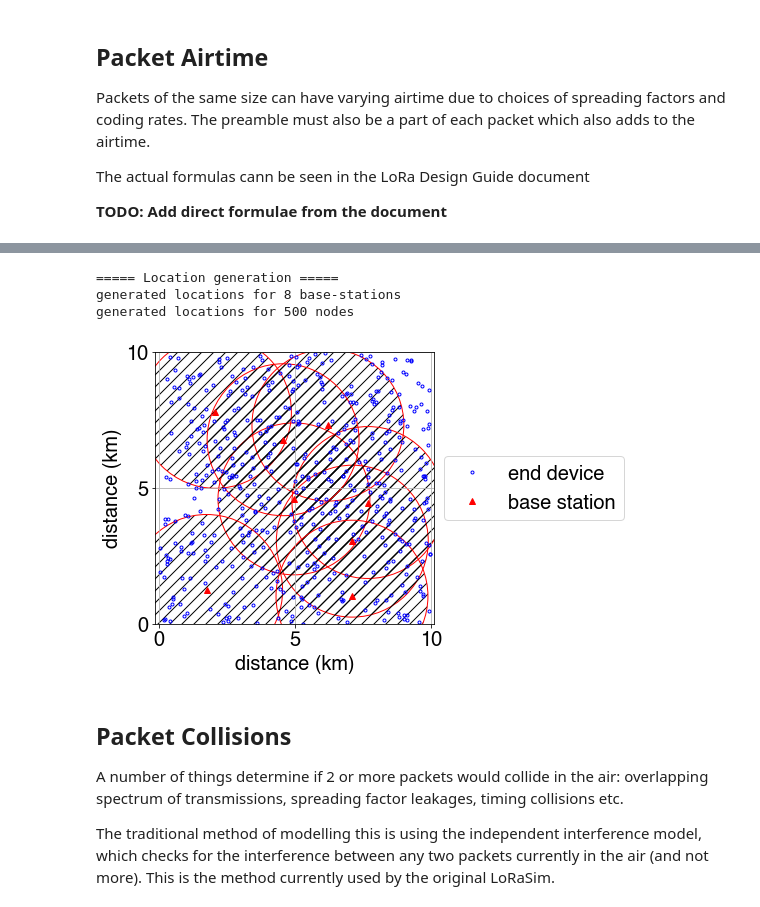
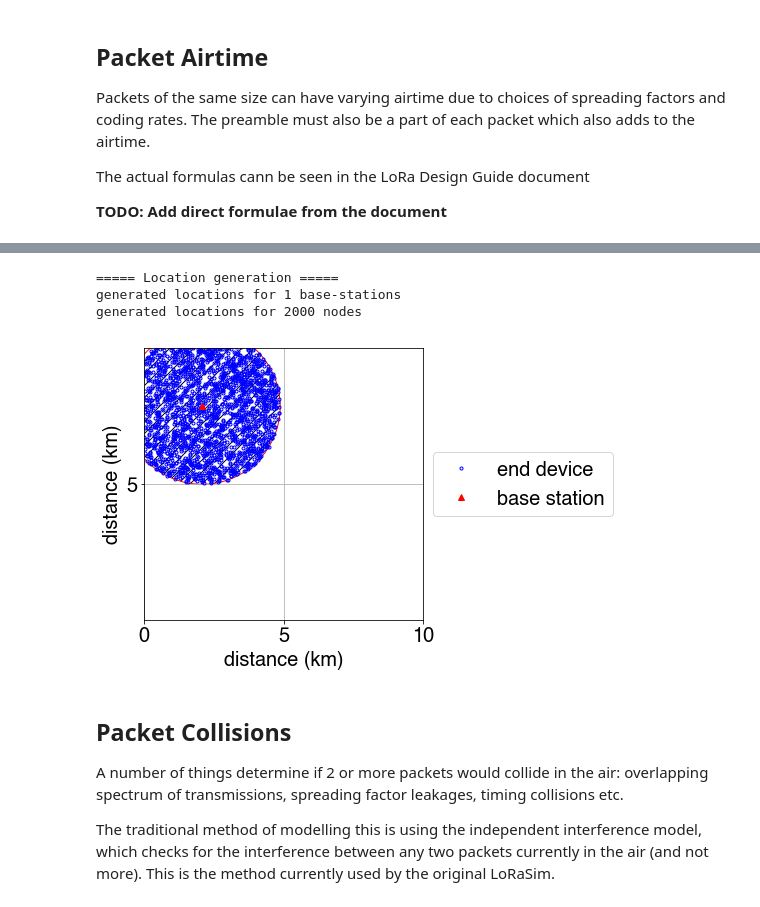
Before and after one commit to adwaitnd/lorasim, a Jupyter notebook: LoraSim-python2.ipynb, the cells around one changed output, grey strips where cells are left out. Cells and saved outputs as stored; diff of their text form; code cells hidden in the pictures.

Commit message:
completed loop for independent interference model

```diff
--- a/LoraSim-python2.ipynb
+++ b/LoraSim-python2.ipynb
@@ -23,23 +23,16 @@ Modelling the changes in receiver sensitivity with changes in bandwidth and spre
 These values are derived from Utz's experiments
 # %%
 ## Scaled down configuratons for testing purposes
-nrNodes = 500
-nrBS = 8
+nrBS = 1
 avgSendTime = 1200000
 simtime = 24*3600*1000 # time in ms
+
+maxNrNodes = 2000
+maxNrBS = 1
 
 # define the maximum simulation area
 maxX = 10000 # in m
 maxY = 10000 # in m
-
-# this is an array with measured values for sensitivity
-# see LoRa scaling paper, Table 1
-sf7 = np.array([7,-126.5,-124.25,-120.75])
-sf8 = np.array([8,-127.25,-126.75,-124.0])
-sf9 = np.array([9,-131.25,-128.25,-127.5])
-sf10 = np.array([10,-132.75,-130.25,-128.75])
-sf11 = np.array([11,-134.5,-132.75,-128.75])
-sf12 = np.array([12,-133.25,-132.25,-132.25])
 
 # log shadow model parameters
 Ptx = 16 # in dBm
@@ -145,9 +147,12 @@ plotAirtime()
 # %%
+# node placement
+
 Lpl_matrix = Ptx - (sensi[:,1:4])
 maxDist = np.dot(d0, np.exp(np.divide((Lpl_matrix - Lpld0),(10*gamma))))
+bestDist = np.amax(maxDist)
 
-BSLoc = np.zeros((nrBS, 3))
-nodeLoc = np.zeros((nrNodes, 3))
+BSLoc = np.zeros((maxNrBS, 3))
+nodeLoc = np.zeros((maxNrNodes, 3))
 
 def placeRandomly(number, locArray, xRange, yRange):
     for n in xrange(number):
@@ -155,51 +160,65 @@ def placeRandomly(number, locArray, xRange, yRange):
         y = random.uniform(yRange[0], yRange[1])
         locArray[n,:] = [n, x, y]
 
+def placeRandomlyInRange(number, locArray, xRange, yRange, refLoc):
+    for n in xrange(number):
+#         rounds = 0
+        while True:
+            # This could technically turn into an infinite loop but that shouldn't ever practically happen.
+            # add check here later
+            x = random.uniform(xRange[0], xRange[1])
+            y = random.uniform(yRange[0], yRange[1])
+            if np.any(np.sum(np.square(refLoc[:,1:3] - np.array([x,y]).reshape(1,2)), axis=1) <= bestDist**2):
+                locArray[n,:] = [n, x, y]
+                break
 
 print "===== Location generation ====="
 
 random.seed(1)
 
-placeRandomly(nrBS, BSLoc, [maxX*0.1, maxX*0.9], [maxY*0.1, maxY*0.9])
-print "generated locations for {} base-stations".format(nrBS)
+placeRandomly(maxNrBS, BSLoc, [maxX*0.1, maxX*0.9], [maxY*0.1, maxY*0.9])
+print "generated locations for {} base-stations".format(maxNrBS)
 
-placeRandomly(nrNodes, nodeLoc, [0, maxX], [0, maxY])
-print "generated locations for {} nodes".format(nrNodes)
+placeRandomlyInRange(maxNrNodes, nodeLoc, [0, maxX], [0, maxY], BSLoc)
+print "generated locations for {} nodes".format(maxNrNodes)
+
+np.save('bsList_bs8_nodes2000.npy', BSLoc)
+np.save('nodesList_bs8_nodes2000.npy', nodeLoc)
 
 def plotLocations():
     loc_plot = plt.figure(figsize = (5,5))
     loc_ax = plt.gca()
 
     bestDist = np.amax(maxDist)
 
     bestDist = np.amax(maxDist)
     for b in BSLoc[:,1:3]:
         loc_ax.add_artist(plt.Circle((b[0], b[1]), bestDist, fill=False, hatch='//', color = 'red'))
 
     nodePoints, = plt.plot(nodeLoc[:,1], nodeLoc[:,2], "b.", mfc='none', label="end device")
     bsPoints, = plt.plot(BSLoc[:,1], BSLoc[:,2], "r^", label="base station")
 
     plt.xticks([0, 5000, 10000, 15000, 20000], [0,5,10,15,20])
     plt.yticks([0, 5000, 10000, 15000, 20000], [0,5,10,15,20])
 
     plt.legend(loc='center left', bbox_to_anchor=(1, 0.5))
     plt.grid()
 
     plt.axis('equal')
     plt.xlim((0, maxX))
     plt.ylim((0, maxY))
 
     plt.xlabel('distance (km)')
     plt.ylabel('distance (km)')
 
     plt.show()
 
 plotLocations()
 # %% [output]
 ===== Location generation =====
-generated locations for 8 base-stations
-generated locations for 500 nodes
+generated locations for 1 base-stations
+generated locations for 2000 nodes
-[figure, old version]
+[figure, new version]
 # %% [markdown]
 ## Packet Collisions
 
```
Also changed, not shown: parts of 7 cells of this notebook, 3 other files.
